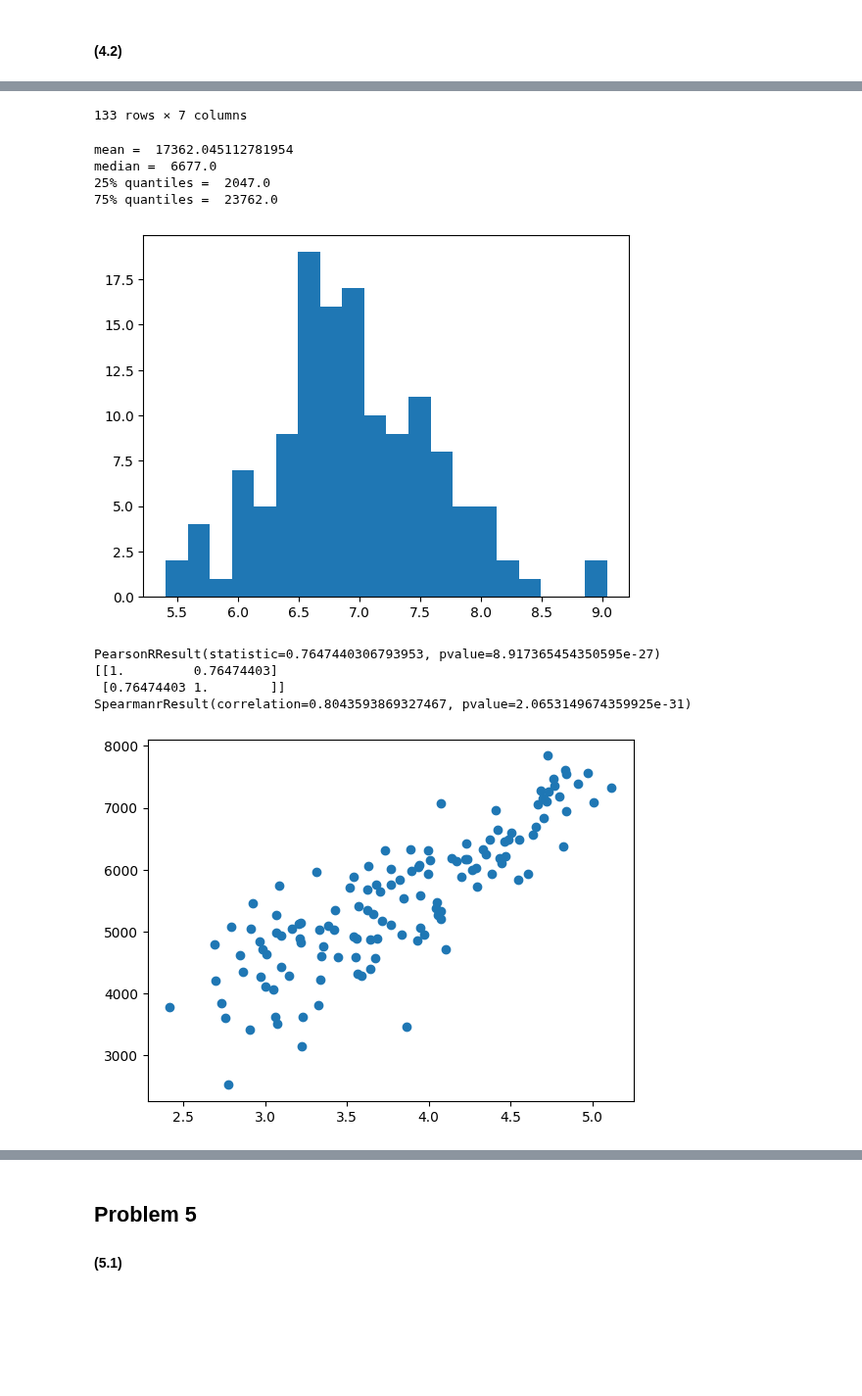
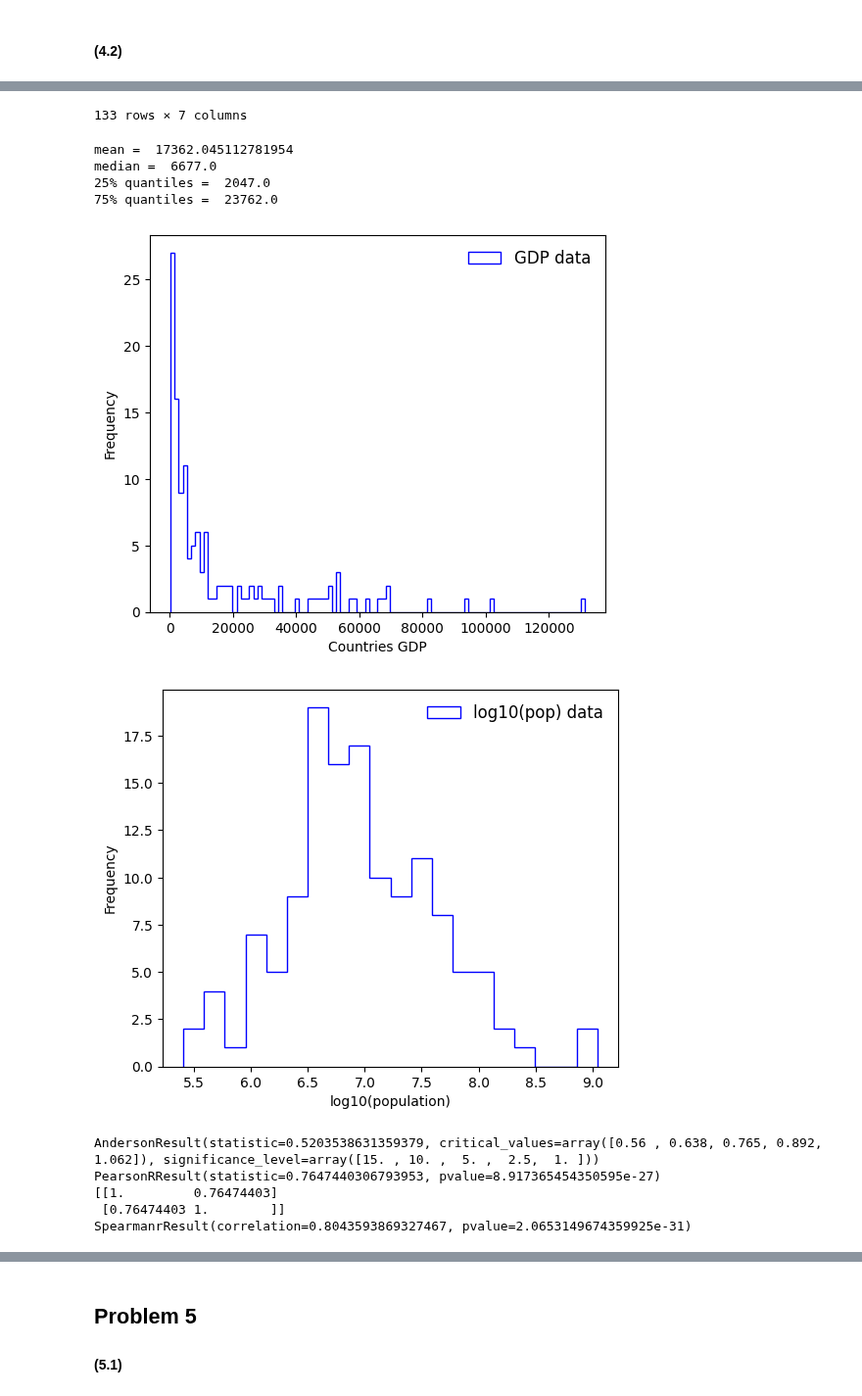
Before and after one commit to PhilKofoed/AppStat2022, a Jupyter notebook: 2022Exam/Exam2022.ipynb, the cells around one changed output, grey strips where cells are left out. Shown at 98% size. Drawn from its saved outputs; the diff is of its cells as text; code cells hidden in the pictures; blank space fills up the shorter version.

```diff
--- a/2022Exam/Exam2022.ipynb
+++ b/2022Exam/Exam2022.ipynb
@@ -651,14 +721,27 @@ print("median = ", np.median(gdp)) # median = 6677
 print("25% quantiles = ", np.quantile(gdp, 0.25)) # 25% quantiles = 2047
 print("75% quantiles = ", np.quantile(gdp, 0.75)) # 75% quantiles = 23762
 
+data1 = Datahandler(gdp, 100)
+data1.initplot(figsize = (6,5))
+data1.quickplot(errorplot=False, label = "GDP data", xlabel = "Countries GDP", ylabel="Frequency")
+data1.legend()
+plt.savefig("gdphist", dpi = 400)
+plt.show()
+
 # Part 2. Does the distribution of log10(PopSize) follow a Gaussian distribution?
 # print(pop)
 poplog = np.log10(list(pop))
-plt.hist(poplog, 20)
+
+data1 = Datahandler(poplog, 20)
+data1.initplot(figsize = (6,5))
+data1.quickplot(errorplot=False, label = "log10(pop) data", xlabel = "log10(population)", ylabel="Frequency")
+data1.legend()
+plt.savefig("poploghist", dpi = 400)
 plt.show()
+
 # set a 5% significance level for the anderson darling test for normality
 ad_stats = stats.anderson(poplog)
-# print(ad_stats)
+print(ad_stats)
 # The log10(pop) is normal within a 5% significance level
 
 # Part 3. What are the Pearson and Spearman correlations between happiness and education indeces?
@@ -668,6 +751,17 @@ rho_spear = stats.spearmanr(happ, edu)
 print(rho_pearson1)
 print(rho_pearson2)
 print(rho_spear)
+
+data2 = Datahandler([list(happ), list(edu), np.zeros_like(happ)], binneddata=False)
+data2.initplot(figsize = (6,5))
+data2.quickplot(lineplot=False, capsize = 0, label = "happines and education data", xlabel = "Happines Index", ylabel="Education Index")
+data2.legend()
+ax = data2.ax
+ymin, ymax = ax.get_ylim()
+ymax = ymax + (ymax-ymin)*0.1
+ax.set_ylim(ymin, ymax)
+plt.savefig("happeduplot", dpi = 400)
+plt.show()
 # with the null hypothesis that they are not correlated, one can also calculate the p value for this correlation. if we again give it a significance level of 5%
 # I see that the p values are much lower than the set significance and therefore the null is rejected.
 
@@ -676,6 +770,8 @@ plt.scatter(np.log10(list(gdp)), list(happ))
 # So from this I see a somewhat linear relationship between happiness and log(gdp)
 # theory is that happ = a * log(gdp) + b
 # first I just set the error equal to 1
+
+
 data = Datahandler([np.log10(list(gdp)), list(happ), np.ones_like(gdp)], binneddata= False)
 data.initplot()
 data.quickplot(lineplot = False)
@@ -689,39 +785,43 @@ plt.show()
 res = np.array(happ) - fitfunc(np.log10(list(gdp)), *fitv)
 plt.hist(res, 20)
 plt.show()
 estimated_error = np.std(res)
 
 data = Datahandler([np.log10(list(gdp)), list(happ), [estimated_error for i in happ]], binneddata= False)
-data.initplot()
-data.quickplot(lineplot = False)
+data.initplot(figsize = (8,6))
+data.quickplot(lineplot = False, label = "log(gdp) and happiness data", xlabel = "Log10(GDP)", ylabel="Happiness Index")
 def fitfunc(x, a, b):
     return a * x + b
 fitv, fiterr = data.chi2fit(fitfunc, a = 2000, b = -2000)
 data.plotfit()
 data.legend()
+plt.savefig("gdphappplot", dpi = 400)
 plt.show()
-print(error) # The estimated error is 600 under the hypothesis that the relation is linear
+
+print(estimated_error) # The estimated error is 600 under the hypothesis that the relation is linear
+print(stats.norm.cdf(-10,0,1))
 # %% [output]
 |  | Country | GDP | PopSize | Happiness-index | EconomicFreedom-index | PressFreedom-index | Education-index |
 | 0 | Afghanistan | 592.0 | 18356000.0 | 2523.0 | 53.0 | 40.19 | 0.414 |
 | 1 | Albania | 5837.0 | 2187000.0 | 5117.0 | 65.2 | 30.59 | 0.746 |
 | 2 | Algeria | 3638.0 | 27620000.0 | 4887.0 | 49.7 | 47.26 | 0.672 |
 | 3 | Argentina | 9929.0 | 30799000.0 | 5929.0 | 52.7 | 28.99 | 0.855 |
 | 4 | Armenia | 4595.0 | 2176000.0 | 5283.0 | 71.9 | 28.83 | 0.740 |
 | ... | ... | ... | ... | ... | ... | ... | ... |
 | 128 | Uruguay | 16965.0 | 2530000.0 | 6431.0 | 69.3 | 16.38 | 0.765 |
 | 129 | Venezuela | 1627.0 | 18359000.0 | 4892.0 | 24.7 | 47.60 | 0.700 |
 | 130 | Vietnam | 3743.0 | 68565000.0 | 5411.0 | 61.7 | 78.46 | 0.630 |
 | 131 | Zambia | 1115.0 | 8331000.0 | 4073.0 | 50.4 | 38.21 | 0.557 |
 | 132 | Zimbabwe | 1665.0 | 7086000.0 | 3145.0 | 39.5 | 43.12 | 0.587 |
 133 rows × 7 columns
 mean =  17362.045112781954
 median =  6677.0
 25% quantiles =  2047.0
 75% quantiles =  23762.0
-[figure, old version]
+[figure, new version]
+[figure, new version]
+AndersonResult(statistic=0.5203538631359379, critical_values=array([0.56 , 0.638, 0.765, 0.892, 1.062]), significance_level=array([15. , 10. ,  5. ,  2.5,  1. ]))
 PearsonRResult(statistic=0.7647440306793953, pvalue=8.917365454350595e-27)
 [[1.         0.76474403]
  [0.76474403 1.        ]]
 SpearmanrResult(correlation=0.8043593869327467, pvalue=2.0653149674359925e-31)
-[figure, old version]
```
Also changed, not shown: parts of 7 cells of this notebook, 15 other files.
